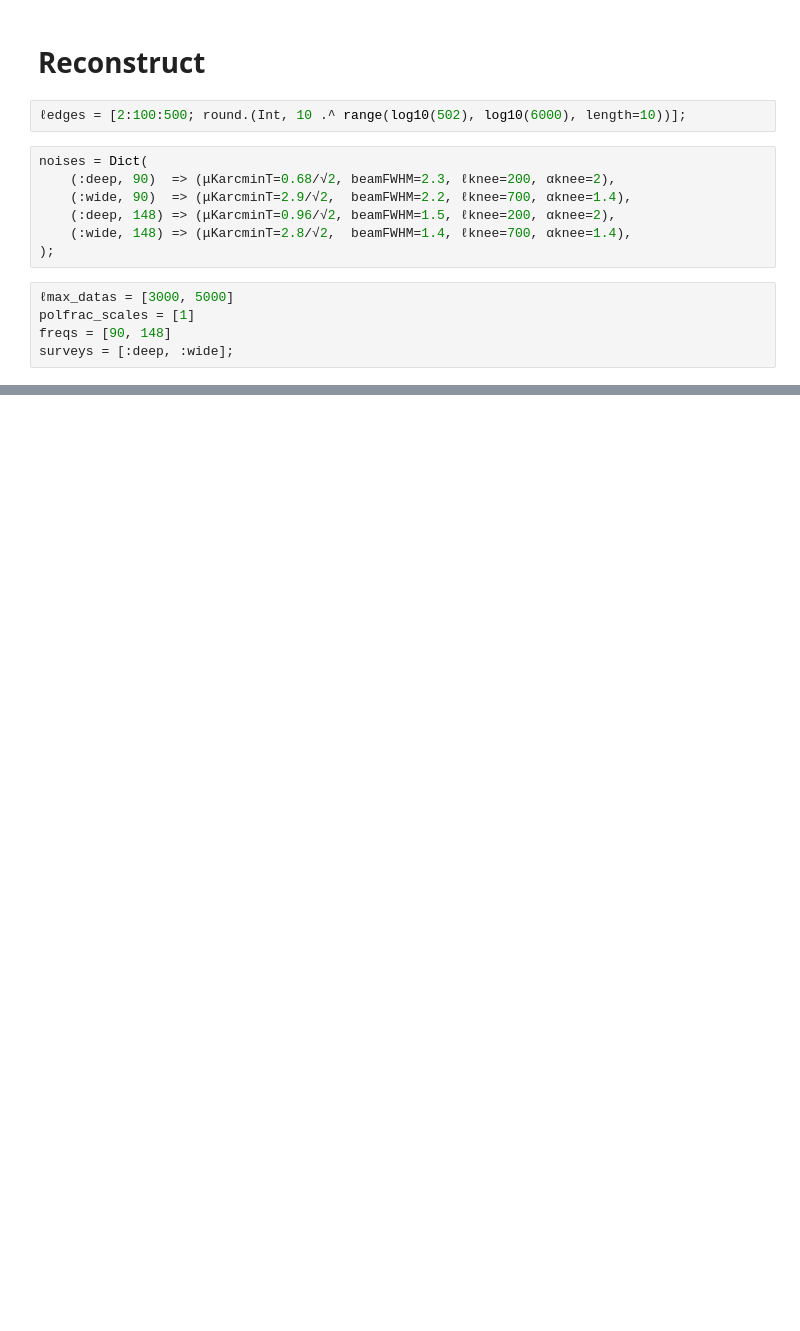
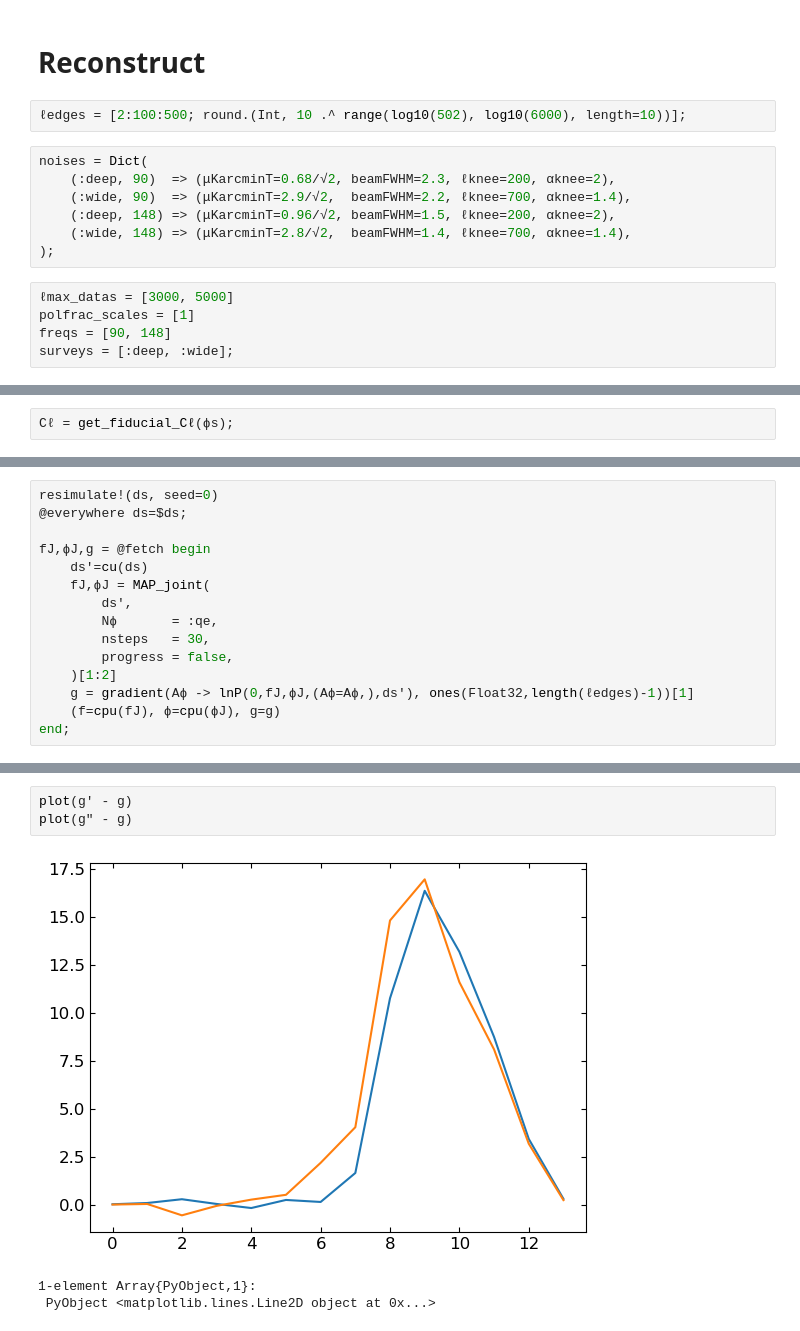
Before and after one commit to EmmanuelSchaan/SehgalRadioPolarizedSources, a Jupyter notebook: run_lensing.ipynb, the cells around one changed output, grey strips where cells are left out. Saved outputs shown, nothing was run; the diff lists cells and outputs as text; blank space fills up the shorter version.

```diff
--- a/run_lensing.ipynb
+++ b/run_lensing.ipynb
@@ -137,0 +149,2 @@ PtsrcLens.main_MAP_grid(;surveys,freqs,ℓmax_datas,fluxcuts=[5],polfrac_scales=
+# %%
+Cℓ = get_fiducial_Cℓ(ϕs);
@@ -137,0 +183,15 @@ PtsrcLens.main_MAP_grid(;surveys,freqs,ℓmax_datas,fluxcuts=[5],polfrac_scales=
+# %%
+resimulate!(ds, seed=0)
+@everywhere ds=$ds;
+
+fJ,ϕJ,g = @fetch begin
+    ds′=cu(ds)
+    fJ,ϕJ = MAP_joint(
+        ds′,
+        Nϕ       = :qe,
+        nsteps   = 30,
+        progress = false,
+    )[1:2]
+    g = gradient(Aϕ -> lnP(0,fJ,ϕJ,(Aϕ=Aϕ,),ds′), ones(Float32,length(ℓedges)-1))[1]
+    (f=cpu(fJ), ϕ=cpu(ϕJ), g=g)
+end;
@@ -137,0 +220,7 @@ PtsrcLens.main_MAP_grid(;surveys,freqs,ℓmax_datas,fluxcuts=[5],polfrac_scales=
+# %%
+plot(g′ - g)
+plot(g″ - g)
+# %% [output]
+[figure, added]
+1-element Array{PyObject,1}:
+ PyObject <matplotlib.lines.Line2D object at 0x...>
```
Also changed, not shown: parts of 23 cells of this notebook, 2 other files.
